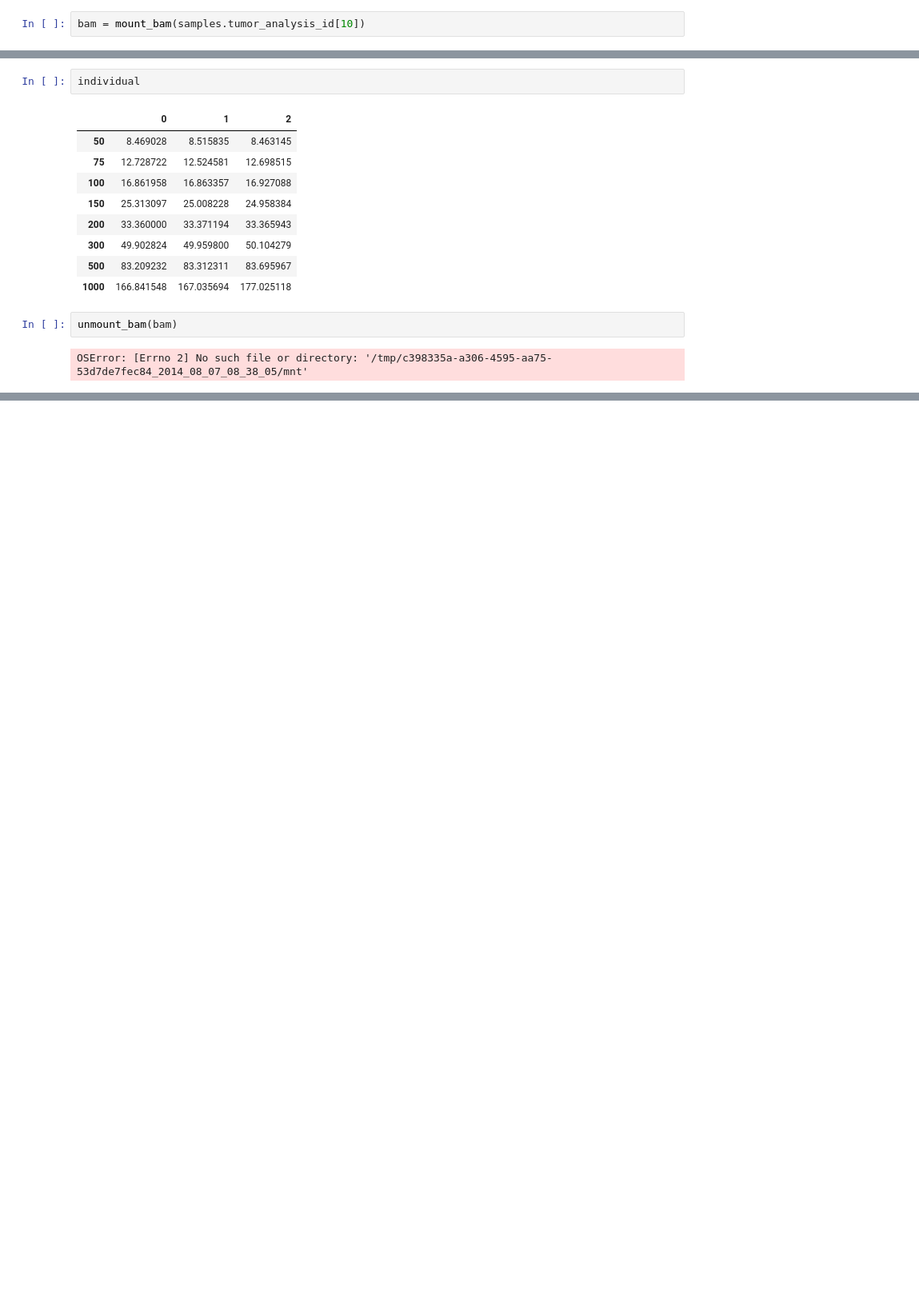
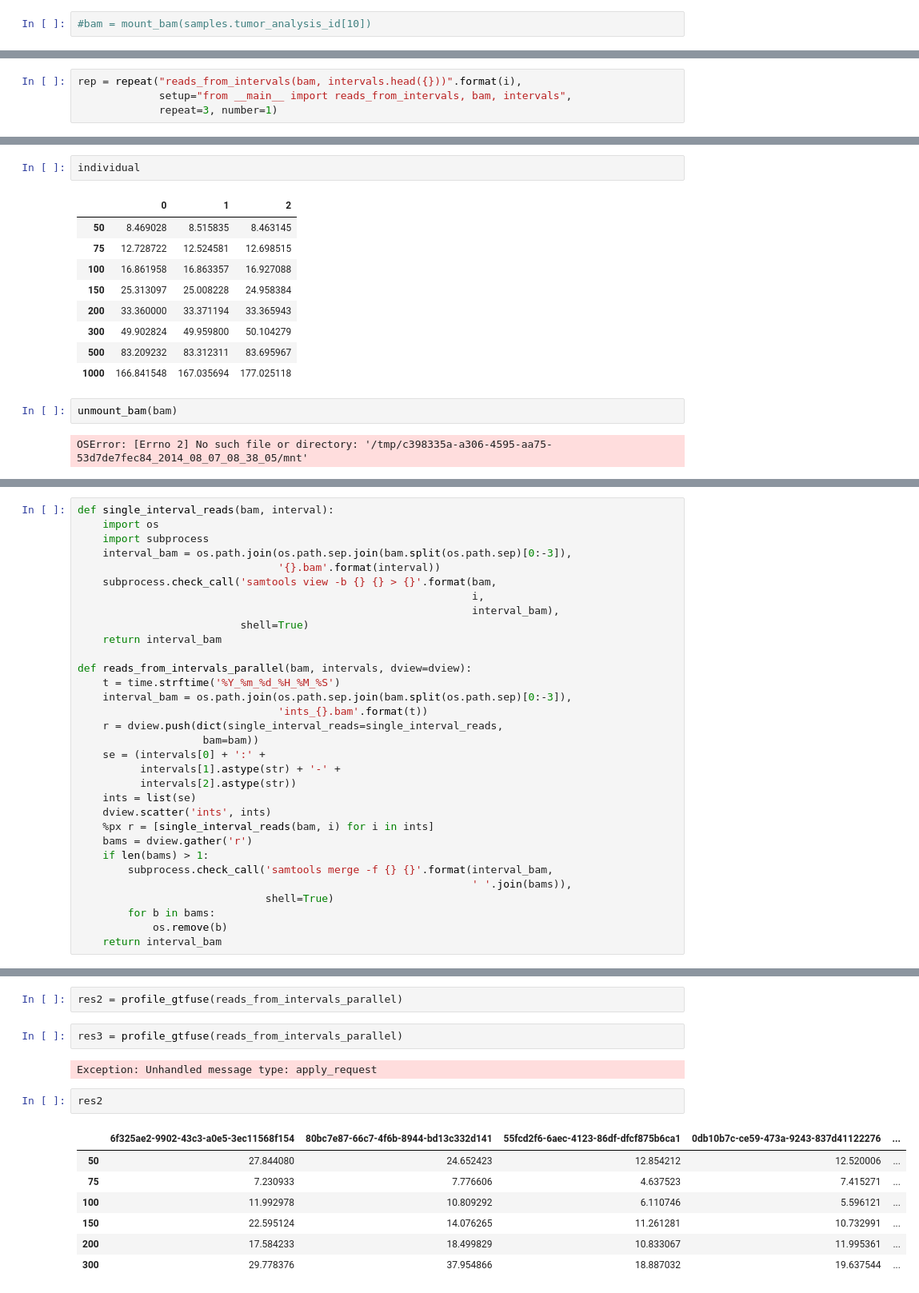
Before and after one commit to cdeboever3/pptmut, a Jupyter notebook: notebooks/call_mutations_profiling.ipynb, the cells around one changed output, grey strips where cells are left out. Shown at 80% size. Cells and saved outputs as stored; diff of their text form; blank space fills up the shorter version.

Commit message:
Working on code to obtain reads using gtfuse
I've been profiling and designing how I'd like to do this. I think I'm
going to build some functionality into cdpybio.

```diff
--- a/notebooks/call_mutations_profiling.ipynb
+++ b/notebooks/call_mutations_profiling.ipynb
@@ -111,7 +126,7 @@ intervals.shape
 # %% [output]
 (6816, 3)
 # %%
-bam = mount_bam(samples.tumor_analysis_id[10])
+#bam = mount_bam(samples.tumor_analysis_id[10])
 # %% [markdown]
 I want to estimate how long it will take to get the reads from
 my intervals. I also want to know whether it's faster to do
@@ -120,3 +158,7 @@ intervals at once. I'm guessing there isn't much difference there.
+# %%
+rep = repeat("reads_from_intervals(bam, intervals.head({}))".format(i),
+             setup="from __main__ import reads_from_intervals, bam, intervals",
+             repeat=3, number=1)
 # %%
 num_ints = [50, 75, 100, 150, 200, 300, 500, 1000]
 results = []
@@ -178,0 +223,32 @@ OSError: [Errno 2] No such file or directory: '/tmp/c398335a-a306-4595-aa75-53d7
+# %%
+def single_interval_reads(bam, interval):
+    import os
+    import subprocess
+    interval_bam = os.path.join(os.path.sep.join(bam.split(os.path.sep)[0:-3]),
+                                '{}.bam'.format(interval))
+    subprocess.check_call('samtools view -b {} {} > {}'.format(bam,
+                                                               i,
+                                                               interval_bam),
+                          shell=True)
+    return interval_bam
+
+def reads_from_intervals_parallel(bam, intervals, dview=dview):
+    t = time.strftime('%Y_%m_%d_%H_%M_%S')
+    interval_bam = os.path.join(os.path.sep.join(bam.split(os.path.sep)[0:-3]),
+                                'ints_{}.bam'.format(t))
+    r = dview.push(dict(single_interval_reads=single_interval_reads,
+                    bam=bam))
+    se = (intervals[0] + ':' +
+          intervals[1].astype(str) + '-' +
+          intervals[2].astype(str))
+    ints = list(se)
+    dview.scatter('ints', ints)
+    %px r = [single_interval_reads(bam, i) for i in ints]
+    bams = dview.gather('r')
+    if len(bams) > 1:
+        subprocess.check_call('samtools merge -f {} {}'.format(interval_bam,
+                                                               ' '.join(bams)),
+                              shell=True)
+        for b in bams:
+            os.remove(b)
+    return interval_bam
@@ -178,0 +278,16 @@ OSError: [Errno 2] No such file or directory: '/tmp/c398335a-a306-4595-aa75-53d7
+# %%
+res2 = profile_gtfuse(reads_from_intervals_parallel)
+# %%
+res3 = profile_gtfuse(reads_from_intervals_parallel)
+# %% [output]
+Exception: Unhandled message type: apply_request
+# %%
+res2
+# %% [output]
+|  | 6f325ae2-9902-43c3-a0e5-3ec11568f154 | 80bc7e87-66c7-4f6b-8944-bd13c332d141 | 55fcd2f6-6aec-4123-86df-dfcf875b6ca1 | 0db10b7c-ce59-473a-9243-837d41122276 | ... |
+| 50 | 27.844080 | 24.652423 | 12.854212 | 12.520006 | ... |
+| 75 | 7.230933 | 7.776606 | 4.637523 | 7.415271 | ... |
+| 100 | 11.992978 | 10.809292 | 6.110746 | 5.596121 | ... |
+| 150 | 22.595124 | 14.076265 | 11.261281 | 10.732991 | ... |
+| 200 | 17.584233 | 18.499829 | 10.833067 | 11.995361 | ... |
+| 300 | 29.778376 | 37.954866 | 18.887032 | 19.637544 | ... |
```
Also changed, not shown: parts of 15 cells of this notebook, 3 other files.
